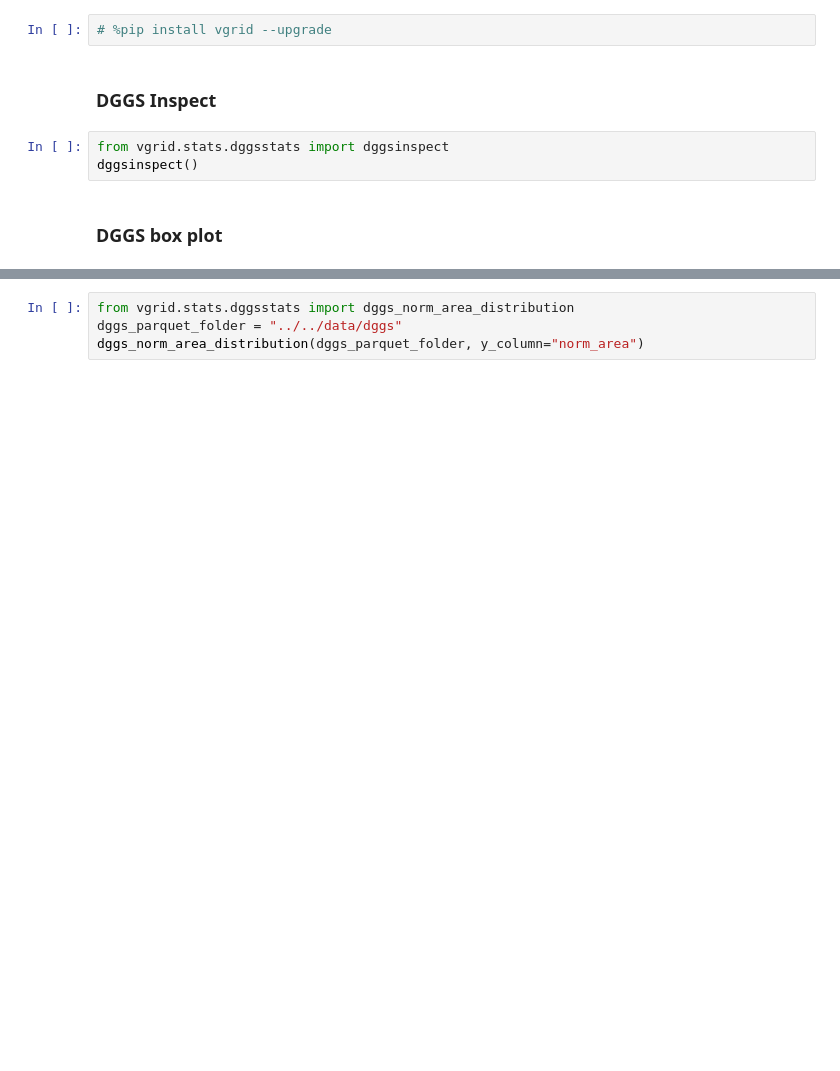
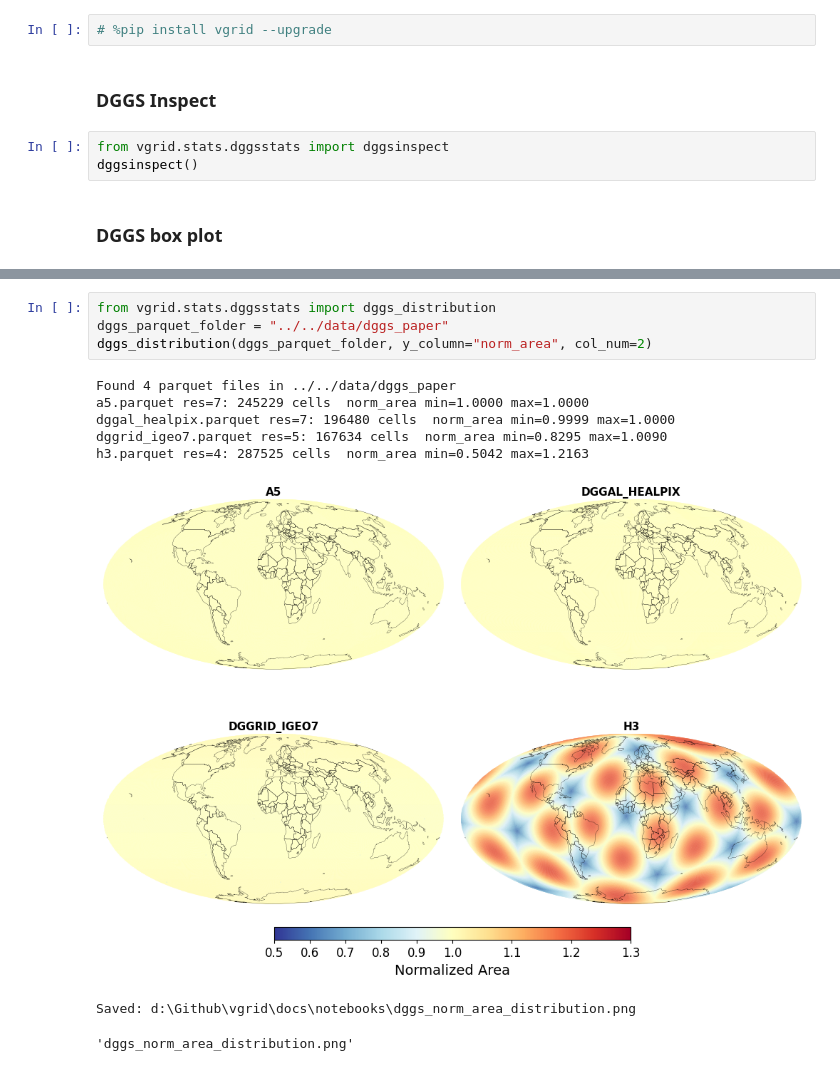
Before and after one commit to opengeoshub/vgrid, a Jupyter notebook: docs/notebooks/20_dggsinspect.ipynb, the cells around one changed output, grey strips where cells are left out. Cells and saved outputs as stored; diff of their text form; blank space fills up the shorter version.

```diff
--- a/docs/notebooks/20_dggsinspect.ipynb
+++ b/docs/notebooks/20_dggsinspect.ipynb
@@ -37,4 +80,13 @@ dggsboxplot(dggs_parquet_folder, y_column="cvh")
 # %%
-from vgrid.stats.dggsstats import dggs_norm_area_distribution
-dggs_parquet_folder = "../../data/dggs"
-dggs_norm_area_distribution(dggs_parquet_folder, y_column="norm_area")
+from vgrid.stats.dggsstats import dggs_distribution
+dggs_parquet_folder = "../../data/dggs_paper"
+dggs_distribution(dggs_parquet_folder, y_column="norm_area", col_num=2)
+# %% [output]
+Found 4 parquet files in ../../data/dggs_paper
+a5.parquet res=7: 245229 cells  norm_area min=1.0000 max=1.0000
+dggal_healpix.parquet res=7: 196480 cells  norm_area min=0.9999 max=1.0000
+dggrid_igeo7.parquet res=5: 167634 cells  norm_area min=0.8295 max=1.0090
+h3.parquet res=4: 287525 cells  norm_area min=0.5042 max=1.2163
+[figure, added]
+Saved: d:\Github\vgrid\docs\notebooks\dggs_norm_area_distribution.png
+'dggs_norm_area_distribution.png'
```
Also changed, not shown: parts of 2 cells of this notebook, 5 other files.
